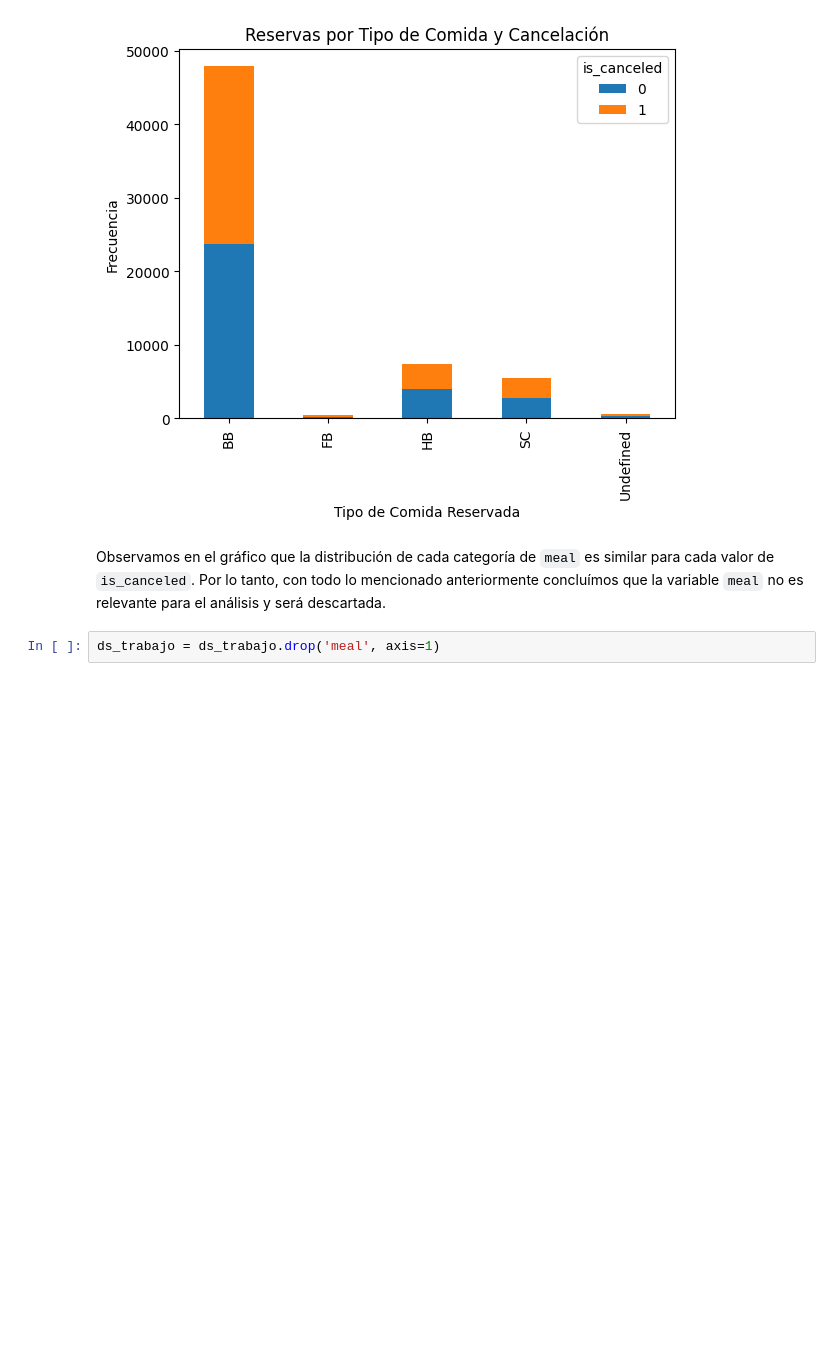
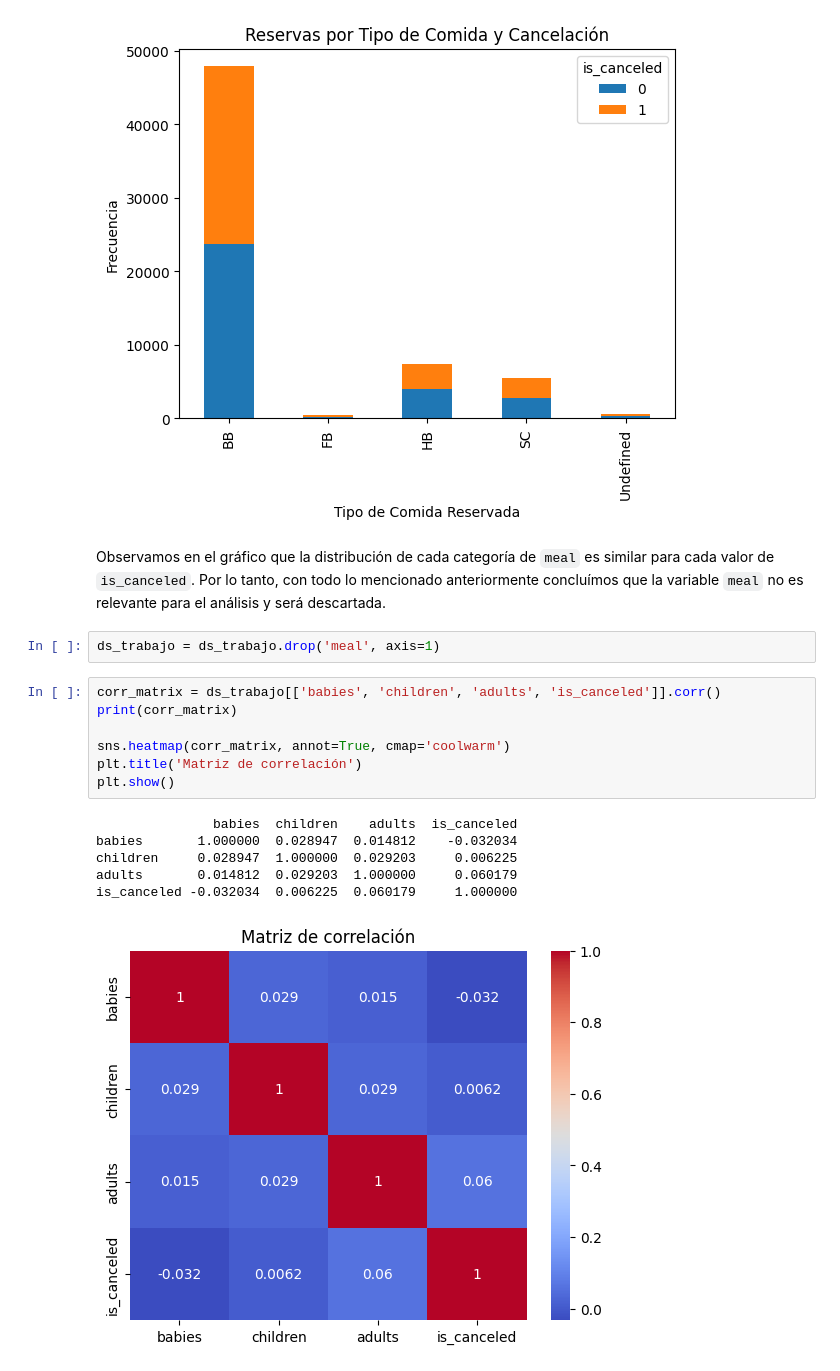
Before and after one commit to mrinkspot/Data-Science-and-Machine-Learning-Projects, a Jupyter notebook: notebook_tp.ipynb, the cells around one changed output. Saved outputs shown, nothing was run; the diff lists cells and outputs as text; blank space fills up the shorter version.

```diff
--- a/notebook_tp.ipynb
+++ b/notebook_tp.ipynb
@@ -510,3 +510,17 @@ plt.show()
 Observamos en el gráfico que la distribución de cada categoría de `meal` es similar para cada valor de `is_canceled`. Por lo tanto, con todo lo mencionado anteriormente concluímos que la variable `meal` no es relevante para el análisis y será descartada.
 # %%
 ds_trabajo = ds_trabajo.drop('meal', axis=1)
+# %%
+corr_matrix = ds_trabajo[['babies', 'children', 'adults', 'is_canceled']].corr()
+print(corr_matrix)
+
+sns.heatmap(corr_matrix, annot=True, cmap='coolwarm')
+plt.title('Matriz de correlación')
+plt.show()
+# %% [output]
+               babies  children    adults  is_canceled
+babies       1.000000  0.028947  0.014812    -0.032034
+children     0.028947  1.000000  0.029203     0.006225
+adults       0.014812  0.029203  1.000000     0.060179
+is_canceled -0.032034  0.006225  0.060179     1.000000
+[figure, added]
```
Also changed, not shown: parts of 4 cells of this notebook.
